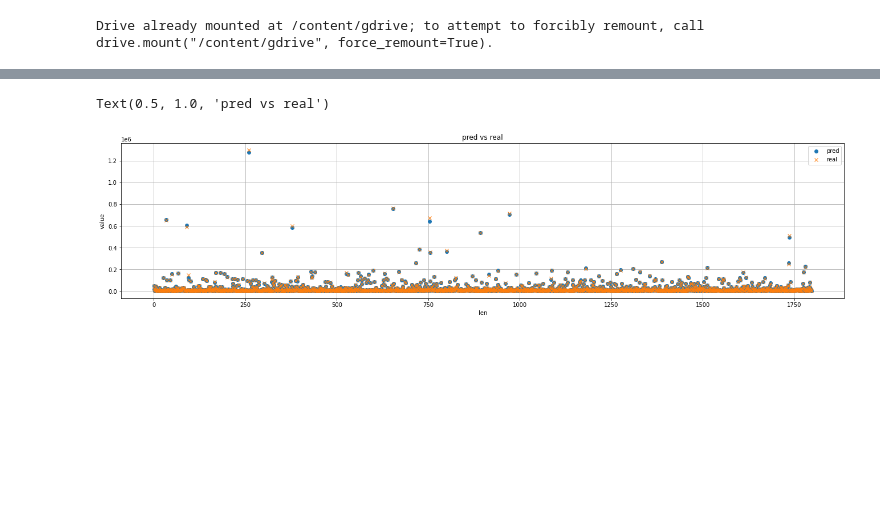
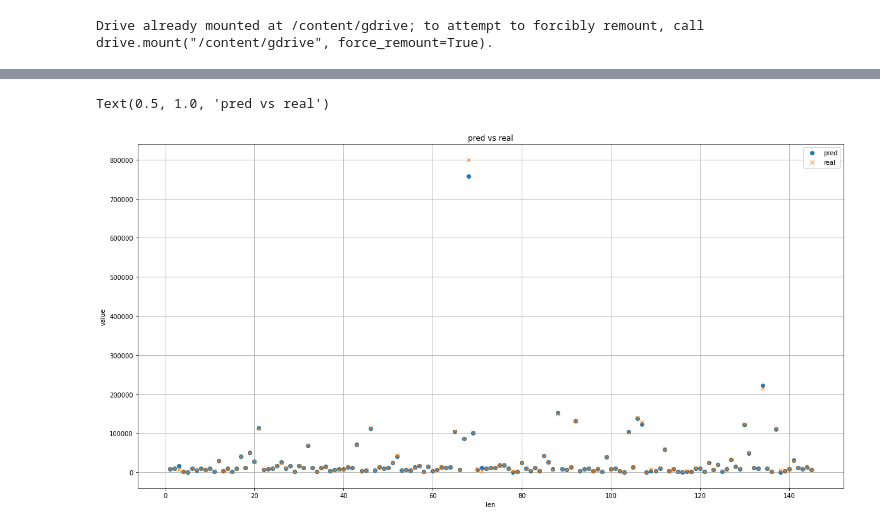
Before and after one commit to cjssla1/projectJucker, a Jupyter notebook: Code/김경중/regPractice.ipynb, the cells around one changed output, grey strips where cells are left out. Drawn from its saved outputs; the diff is of its cells as text; code cells hidden in the pictures; blank space fills up the shorter version.

```diff
--- a/Code/김경중/regPractice.ipynb
+++ b/Code/김경중/regPractice.ipynb
@@ -159,14 +159,31 @@ class DataLoader():
                 x.append([int(temp[0]),int(temp[1]),int(temp[2]),int(temp[3]),int(temp[4])])
                 y.append(int(temp[-1]))
         return x,y
+
+    def fileloadn(self,PATH,n):
+        x = []
+        y = []
+        with open(PATH,'r') as f:
+            lines = f.readlines()
+            for line in lines:
+                line = line[:-1]
+                temp = line.split(',')
+                if len(temp) != n*5 + 2:
+                    continue
+                temp2 = []
+                for i in temp[1:-1]:
+                    temp2.append(int(i))
+                x.append(temp2)
+                y.append(int(temp[-1]))
+        return x,y
 # %% [output]
 Drive already mounted at /content/gdrive; to attempt to forcibly remount, call drive.mount("/content/gdrive", force_remount=True).
 # %%
 d = DataLoader()
 X = []
 y = []
-for i in range(12):
-    xt, yt = d.fileload('/content/gdrive/My Drive/datas/data'+str(i)+'.txt')
+for i in range(1):
+    xt, yt = d.fileloadn('/content/gdrive/My Drive/datas/ndata'+str(i)+'.txt',3)
     X = X + xt
     y = y + yt
 # %%
@@ -192,7 +198,7 @@ import torch.optim as optim
 from sklearn.metrics import mean_absolute_error
 # 학습에 필요한 파라미터 정의
 
-model = MLPModel(5,1,[200,150,100,50,25,10]) # Model을 생성해줍니다.
+model = MLPModel(15,1,[200,150,100,50,25,10]) # Model을 생성해줍니다.
 device = 'cuda:0' if torch.cuda.is_available() else 'cpu'
 model = model.to(device)
 #modelPath = '/content/gdrive/My Drive/model.pt'
@@ -288,18 +311,18 @@ for i in prediction[:].T:
 torch.save(model.state_dict(), modelPath)
 # %%
-fig = plt.figure(figsize=(50,5))
+fig = plt.figure(figsize=(20,10))
 xl = [n for n in range(1,len(pred)+1)]
 
 # ====== valid plot ====== #
-ax2 = fig.add_subplot(1, 2, 1)
+ax2 = fig.add_subplot(1, 1, 1)
 ax2.plot(xl, pred, 'o', label='pred')
 ax2.plot(xl, real, 'x', label='real')
 ax2.set_xlabel('len')
 ax2.set_ylabel('value')
 #ax1.set_ylim(0, 5)
 ax2.grid()
 ax2.legend()
 ax2.set_title('pred vs real')
 # %% [output]
 Text(0.5, 1.0, 'pred vs real')
-[figure, old version]
+[figure, new version]
```
Also changed, not shown: parts of 6 cells of this notebook.
